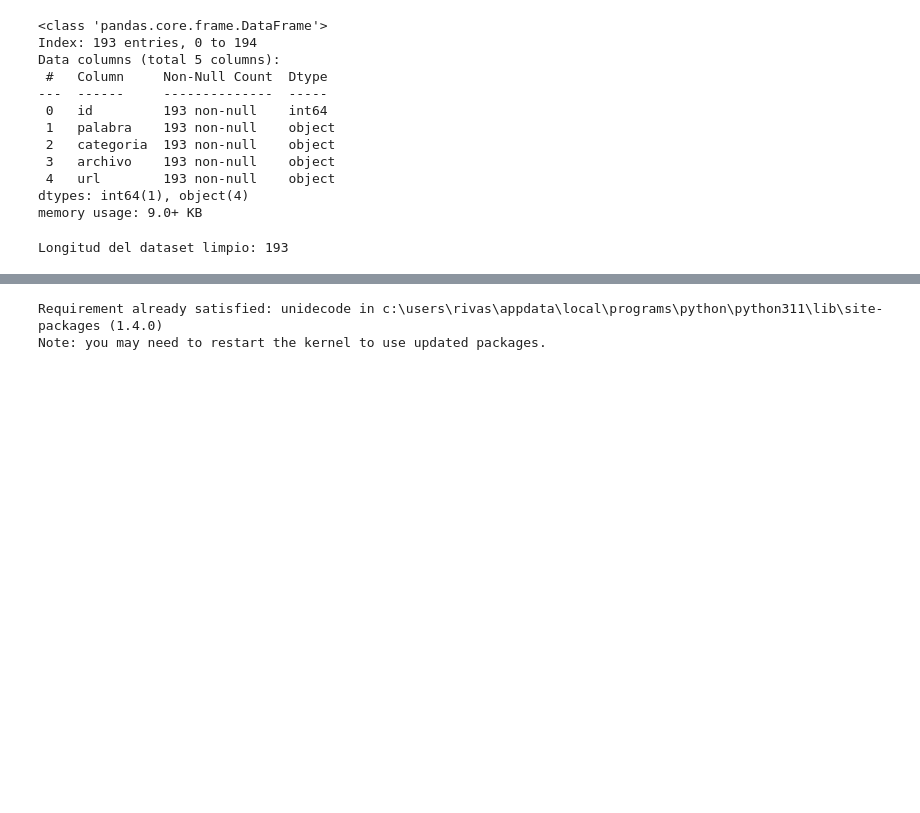
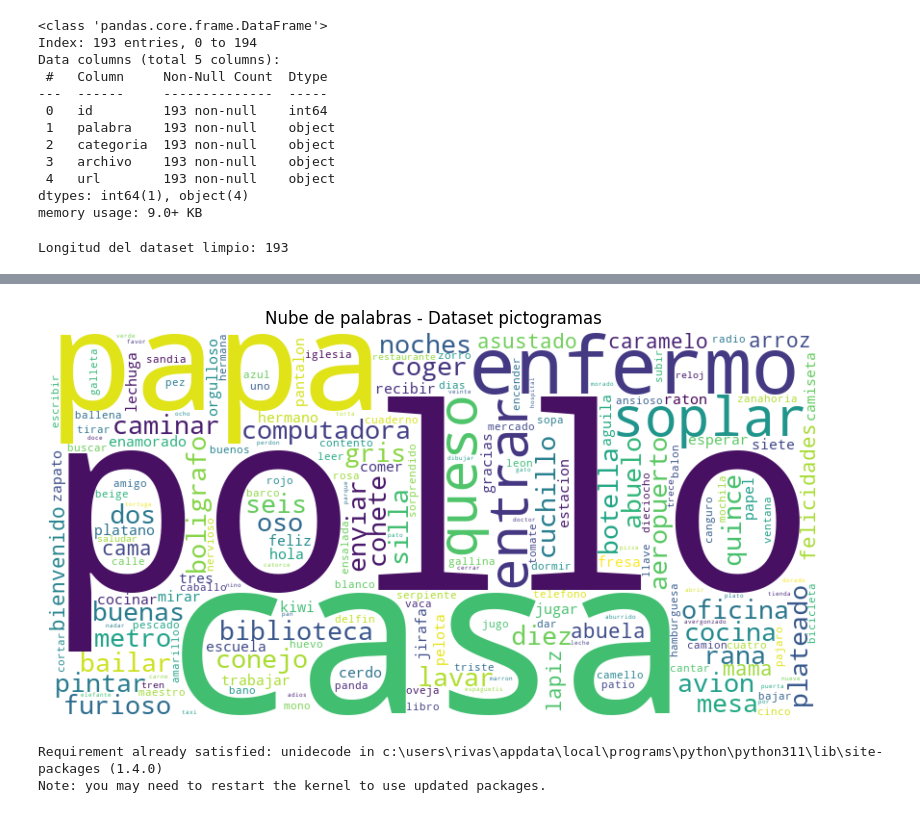
Before and after one commit to RPAldair/TP-1ASI0404-12621-grupo1, a Jupyter notebook: code/trabajo.ipynb, the cells around one changed output, grey strips where cells are left out. Saved outputs shown, nothing was run; the diff lists cells and outputs as text; code cells hidden in the pictures; blank space fills up the shorter version.

Commit message:
se agregó la nube de palabras y primera versión de partición de los datos

```diff
--- a/code/trabajo.ipynb
+++ b/code/trabajo.ipynb
@@ -98,3 +102,16 @@ for category in categories:
+# %%
+from wordcloud import WordCloud
+
+text = " ".join(df_clean['palabra'])
+wc = WordCloud(width=800, height=400, background_color="white").generate(text)
+
+plt.figure(figsize=(10,5))
+plt.imshow(wc, interpolation="bilinear")
+plt.axis("off")
+plt.title("Nube de palabras - Dataset pictogramas")
+plt.show()
+# %% [output]
+[figure, added]
 # %%
 pip install unidecode
 # %% [output]
```
Also changed, not shown: parts of 5 cells of this notebook.
